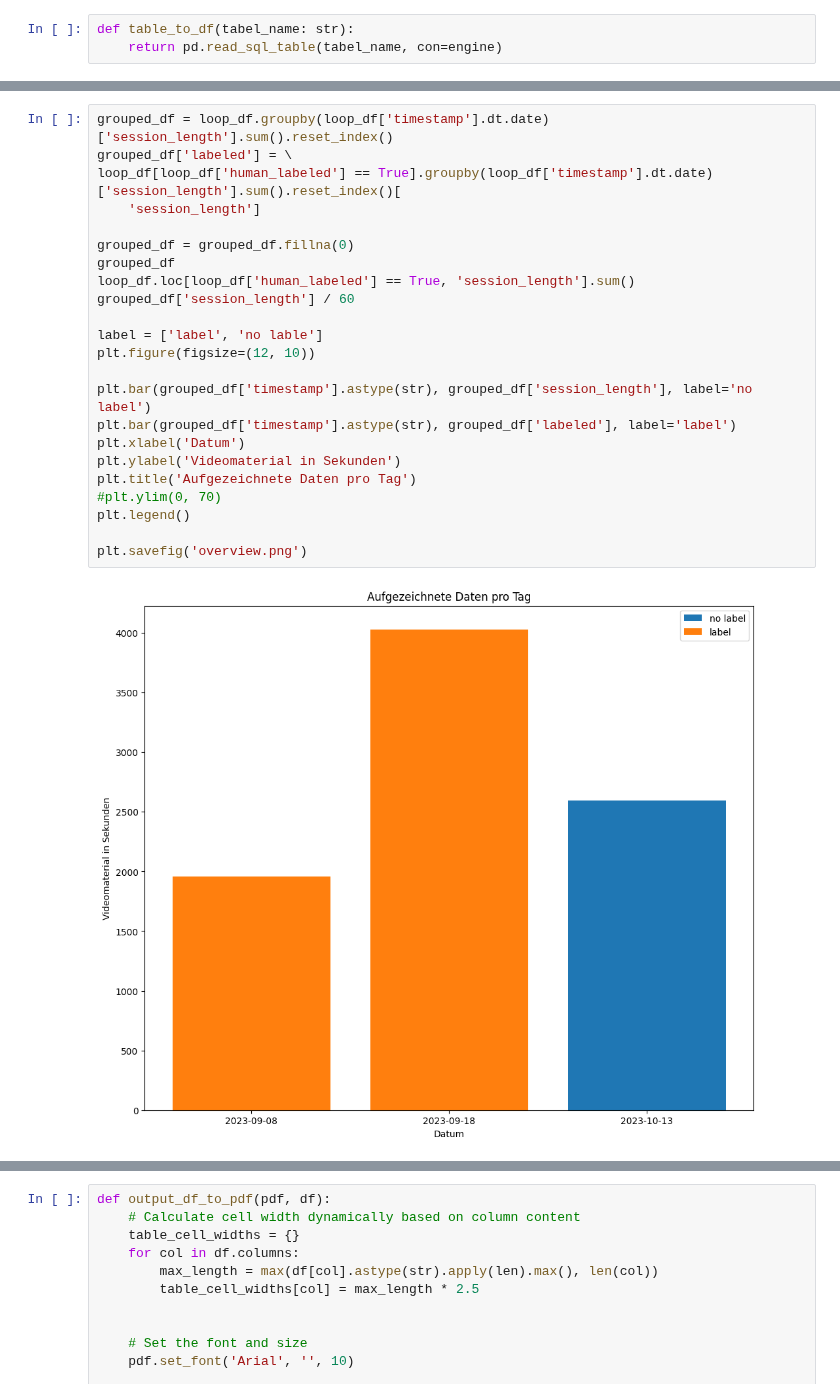
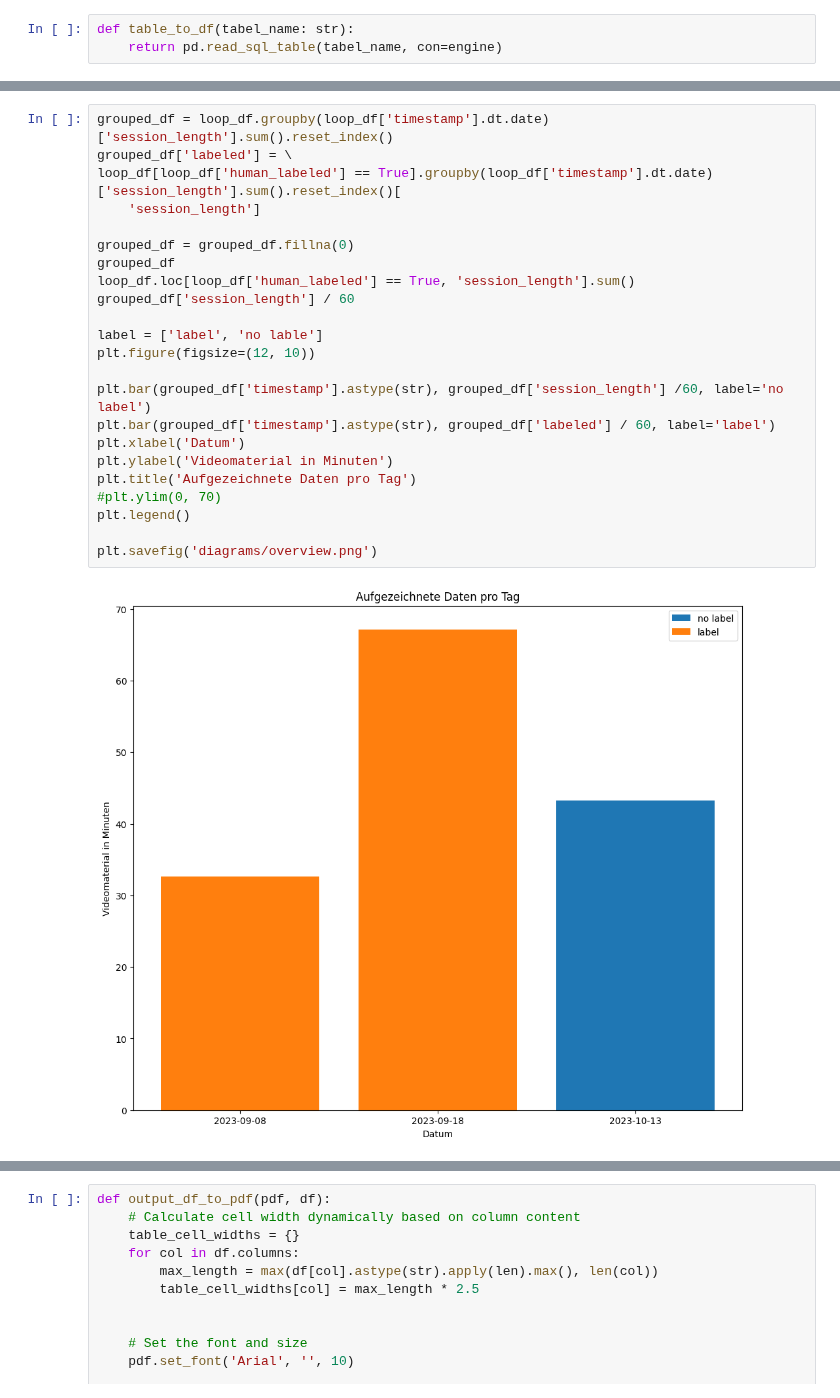
Before and after one commit to kaasimir/tensionterminator, a Jupyter notebook: notebooks/db_statistik/pdf_report.ipynb, the cells around one changed output, grey strips where cells are left out. Drawn from its saved outputs; the diff is of its cells as text.

```diff
--- a/notebooks/db_statistik/pdf_report.ipynb
+++ b/notebooks/db_statistik/pdf_report.ipynb
@@ -47,25 +48,25 @@ FROM loop
 # %%
 grouped_df = loop_df.groupby(loop_df['timestamp'].dt.date)['session_length'].sum().reset_index()
 grouped_df['labeled'] = \
 loop_df[loop_df['human_labeled'] == True].groupby(loop_df['timestamp'].dt.date)['session_length'].sum().reset_index()[
     'session_length']
 
 grouped_df = grouped_df.fillna(0)
 grouped_df
 loop_df.loc[loop_df['human_labeled'] == True, 'session_length'].sum()
 grouped_df['session_length'] / 60
 
 label = ['label', 'no lable']
 plt.figure(figsize=(12, 10))
 
-plt.bar(grouped_df['timestamp'].astype(str), grouped_df['session_length'], label='no label')
-plt.bar(grouped_df['timestamp'].astype(str), grouped_df['labeled'], label='label')
+plt.bar(grouped_df['timestamp'].astype(str), grouped_df['session_length'] /60, label='no label')
+plt.bar(grouped_df['timestamp'].astype(str), grouped_df['labeled'] / 60, label='label')
 plt.xlabel('Datum')
-plt.ylabel('Videomaterial in Sekunden')
+plt.ylabel('Videomaterial in Minuten')
 plt.title('Aufgezeichnete Daten pro Tag')
 #plt.ylim(0, 70)
 plt.legend()
 
-plt.savefig('overview.png')
+plt.savefig('diagrams/overview.png')
 # %% [output]
-[figure, old version]
+[figure, new version]
```
Also changed, not shown: parts of 8 cells of this notebook, 2 other files.
